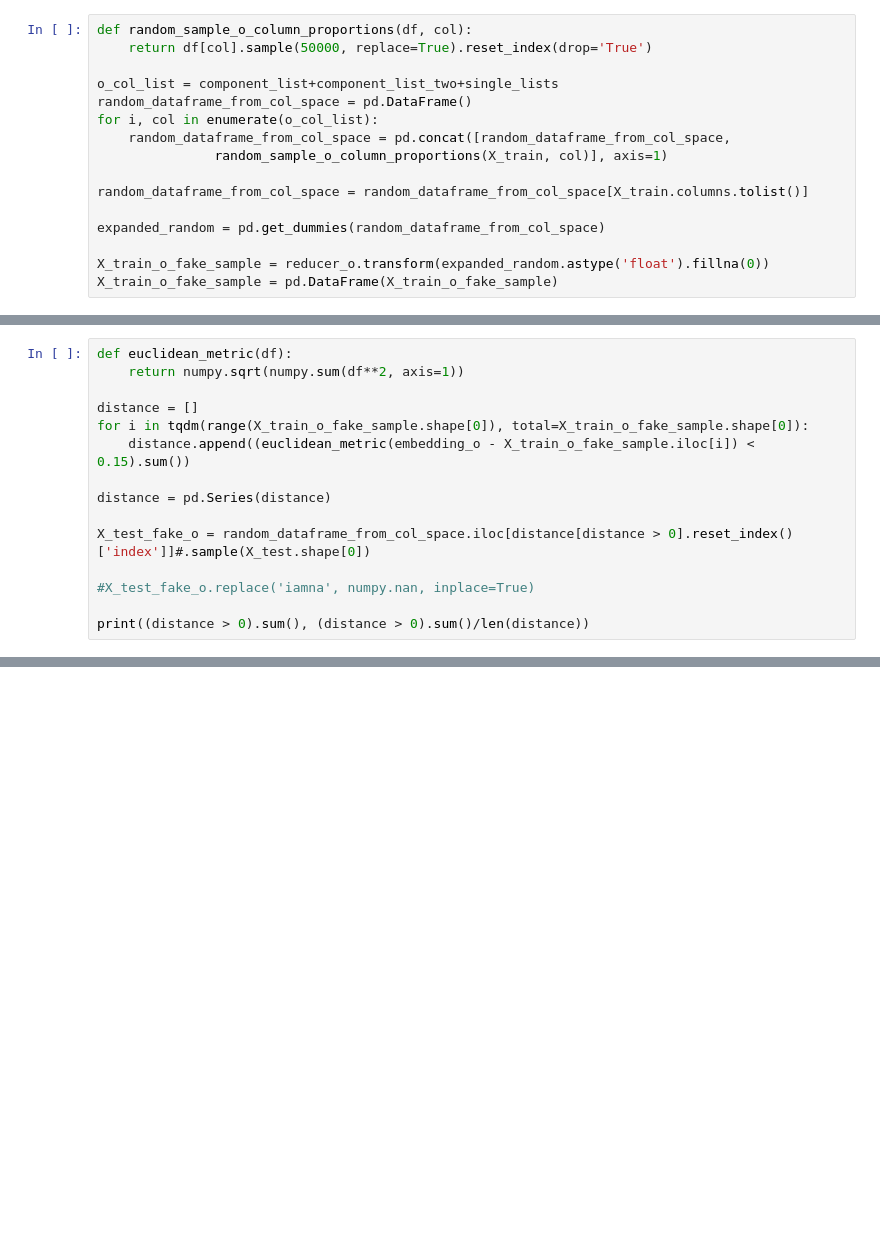
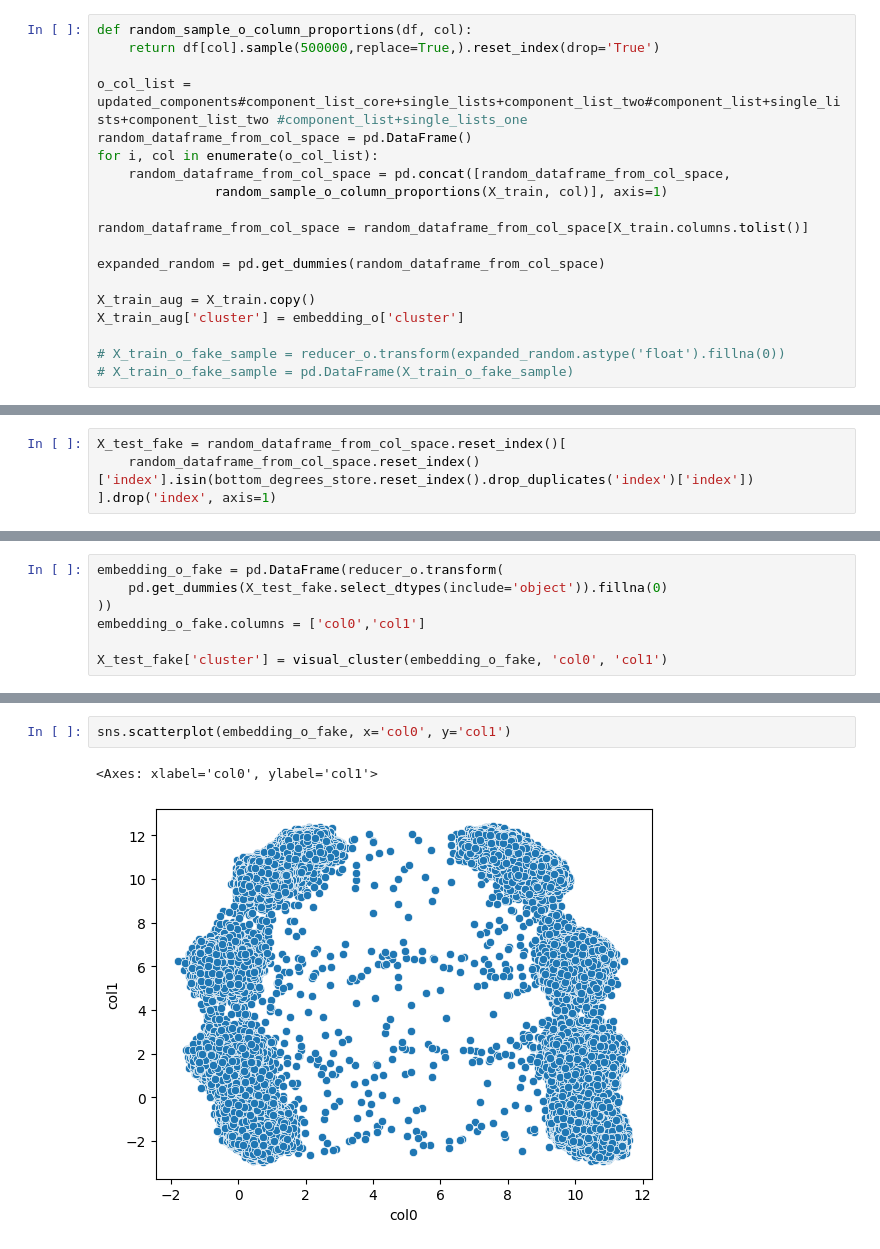
Before and after one commit to fnnsll/synthetic, a Jupyter notebook: model_pipeline_draft.ipynb, the cells around one changed output, grey strips where cells are left out. Drawn from its saved outputs; the diff is of its cells as text; blank space fills up the shorter version.

```diff
--- a/model_pipeline_draft.ipynb
+++ b/model_pipeline_draft.ipynb
@@ -282,8 +378,8 @@ Name: count, dtype: int64
 # %%
 def random_sample_o_column_proportions(df, col):
-    return df[col].sample(50000, replace=True).reset_index(drop='True')
+    return df[col].sample(500000,replace=True,).reset_index(drop='True')
 
-o_col_list = component_list+component_list_two+single_lists
+o_col_list = updated_components#component_list_core+single_lists+component_list_two#component_list+single_lists+component_list_two #component_list+single_lists_one
 random_dataframe_from_col_space = pd.DataFrame()
 for i, col in enumerate(o_col_list):
     random_dataframe_from_col_space = pd.concat([random_dataframe_from_col_space,
@@ -293,5 +389,8 @@ random_dataframe_from_col_space = random_dataframe_from_col_space[X_train.column
 
 expanded_random = pd.get_dummies(random_dataframe_from_col_space)
 
-X_train_o_fake_sample = reducer_o.transform(expanded_random.astype('float').fillna(0))
-X_train_o_fake_sample = pd.DataFrame(X_train_o_fake_sample)
+X_train_aug = X_train.copy()
+X_train_aug['cluster'] = embedding_o['cluster']
+
+# X_train_o_fake_sample = reducer_o.transform(expanded_random.astype('float').fillna(0))
+# X_train_o_fake_sample = pd.DataFrame(X_train_o_fake_sample)
@@ -315,15 +396,0 @@ random_dataframe_from_col_space.head()
-# %%
-def euclidean_metric(df):
-    return numpy.sqrt(numpy.sum(df**2, axis=1))
-
-distance = []
-for i in tqdm(range(X_train_o_fake_sample.shape[0]), total=X_train_o_fake_sample.shape[0]):
-    distance.append((euclidean_metric(embedding_o - X_train_o_fake_sample.iloc[i]) < 0.15).sum())
-
-distance = pd.Series(distance)
-
-X_test_fake_o = random_dataframe_from_col_space.iloc[distance[distance > 0].reset_index()['index']]#.sample(X_test.shape[0])
-
-#X_test_fake_o.replace('iamna', numpy.nan, inplace=True)
-
-print((distance > 0).sum(), (distance > 0).sum()/len(distance))
@@ -335,0 +456,4 @@ X_test_fake_o = random_dataframe_from_col_space.iloc[distance[distance > 3].rese
+# %%
+X_test_fake = random_dataframe_from_col_space.reset_index()[
+    random_dataframe_from_col_space.reset_index()['index'].isin(bottom_degrees_store.reset_index().drop_duplicates('index')['index'])
+].drop('index', axis=1)
@@ -335,0 +464,7 @@ X_test_fake_o = random_dataframe_from_col_space.iloc[distance[distance > 3].rese
+# %%
+embedding_o_fake = pd.DataFrame(reducer_o.transform(
+    pd.get_dummies(X_test_fake.select_dtypes(include='object')).fillna(0)
+))
+embedding_o_fake.columns = ['col0','col1']
+
+X_test_fake['cluster'] = visual_cluster(embedding_o_fake, 'col0', 'col1')
@@ -335,0 +473,5 @@ X_test_fake_o = random_dataframe_from_col_space.iloc[distance[distance > 3].rese
+# %%
+sns.scatterplot(embedding_o_fake, x='col0', y='col1')
+# %% [output]
+<Axes: xlabel='col0', ylabel='col1'>
+[figure, added]
```
Also changed, not shown: parts of 43 cells of this notebook.
